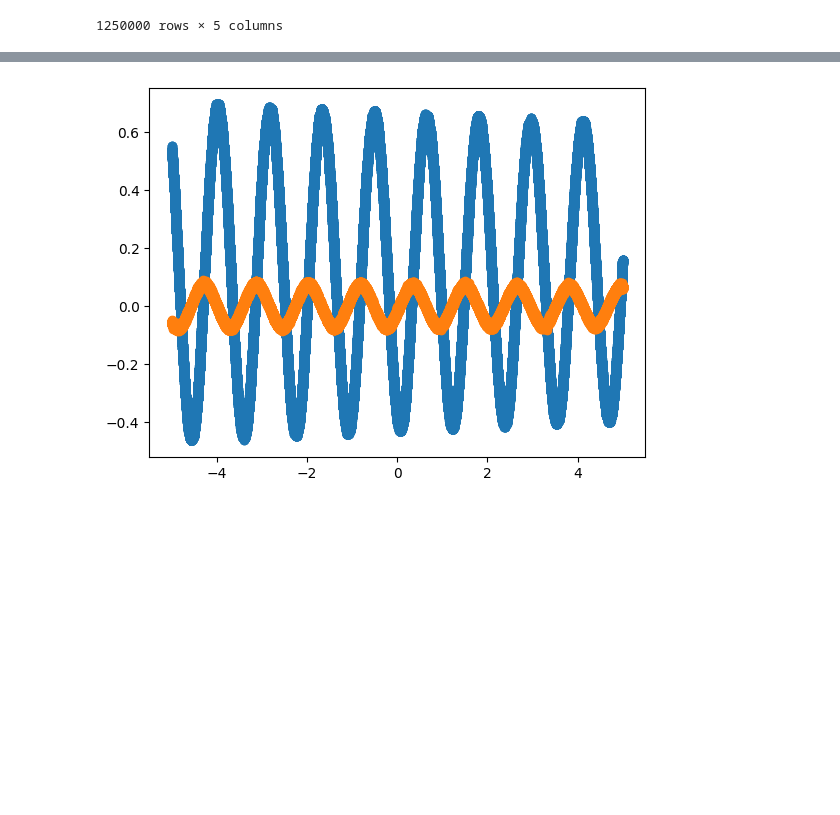
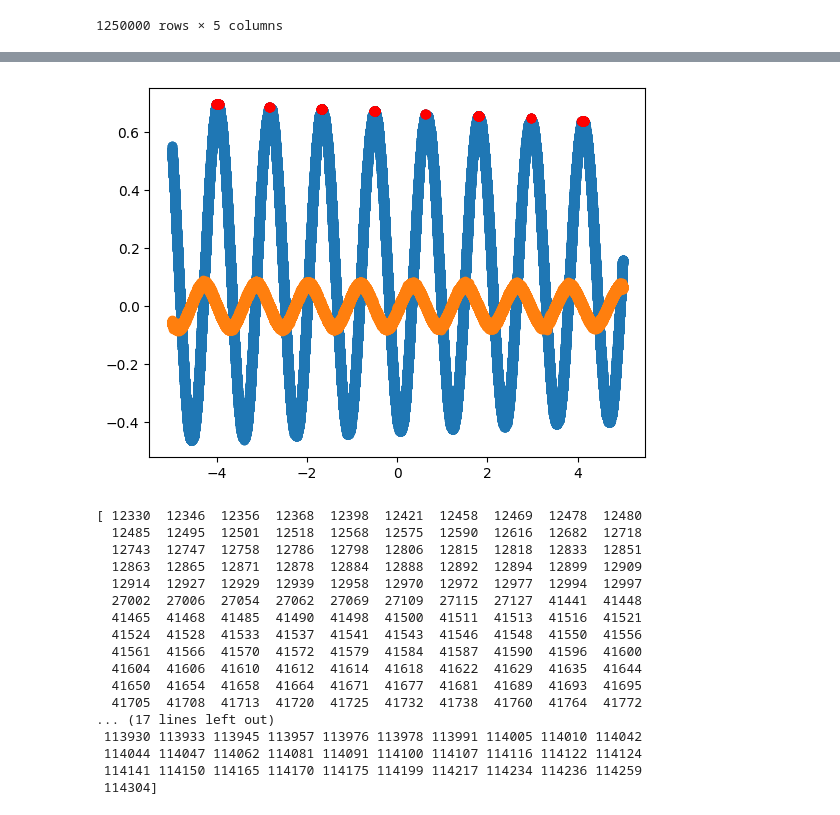
Before and after one commit to KemalOenen/Grundpraktikum2_Gruppe1_SS23, a Jupyter notebook: Versuch7/Djoxx_Pendulum.ipynb, the cells around one changed output, grey strips where cells are left out. Drawn from its saved outputs; the diff is of its cells as text; code cells hidden in the pictures; blank space fills up the shorter version.

```diff
--- a/Versuch7/Djoxx_Pendulum.ipynb
+++ b/Versuch7/Djoxx_Pendulum.ipynb
@@ -37,8 +42,28 @@ plt.show()
 # %%
-df2=pd.read_csv("T0002.CSV", header=14)
-df2
-plt.scatter(df2["TIME"], df2["CH1"])
-plt.scatter(df2["TIME"], df2["CH2"])
+df=pd.read_csv("T0002.CSV", header=14)
+df
+plt.scatter(df["TIME"], df["CH1"])
+plt.scatter(df["TIME"], df["CH2"])
+peaks=scipy.signal.find_peaks(df["CH1"], prominence=0.1)
+plt.scatter(df["TIME"][peaks[0]], df["CH1"][peaks[0]], color="red")
 plt.show()
+print(peaks[0])
 # %% [output]
-[figure, old version]
+[figure, new version]
+[ 12330  12346  12356  12368  12398  12421  12458  12469  12478  12480
+  12485  12495  12501  12518  12568  12575  12590  12616  12682  12718
+  12743  12747  12758  12786  12798  12806  12815  12818  12833  12851
+  12863  12865  12871  12878  12884  12888  12892  12894  12899  12909
+  12914  12927  12929  12939  12958  12970  12972  12977  12994  12997
+  27002  27006  27054  27062  27069  27109  27115  27127  41441  41448
+  41465  41468  41485  41490  41498  41500  41511  41513  41516  41521
+  41524  41528  41533  41537  41541  41543  41546  41548  41550  41556
+  41561  41566  41570  41572  41579  41584  41587  41590  41596  41600
+  41604  41606  41610  41612  41614  41618  41622  41629  41635  41644
+  41650  41654  41658  41664  41671  41677  41681  41689  41693  41695
+  41705  41708  41713  41720  41725  41732  41738  41760  41764  41772
+... (17 lines left out)
+ 113930 113933 113945 113957 113976 113978 113991 114005 114010 114042
+ 114044 114047 114062 114081 114091 114100 114107 114116 114122 114124
+ 114141 114150 114165 114170 114175 114199 114217 114234 114236 114259
+ 114304]
```
Also changed, not shown: parts of 5 cells of this notebook.
